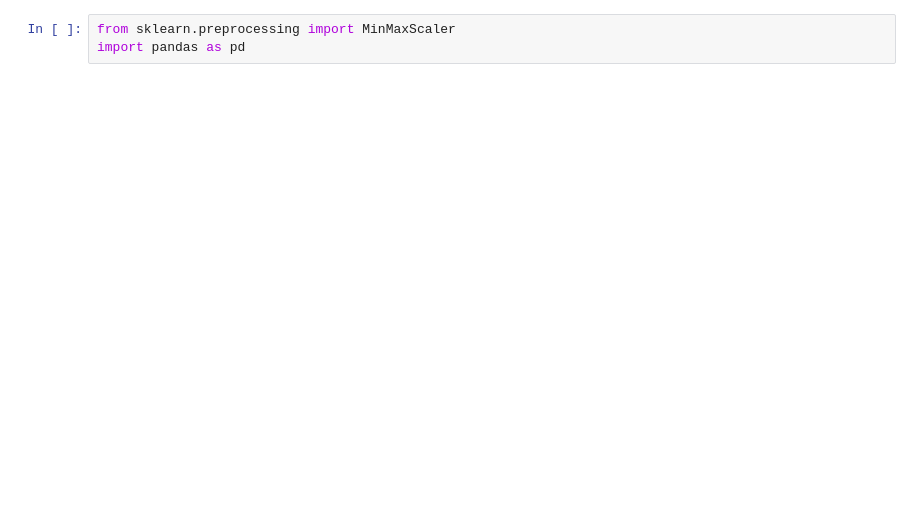
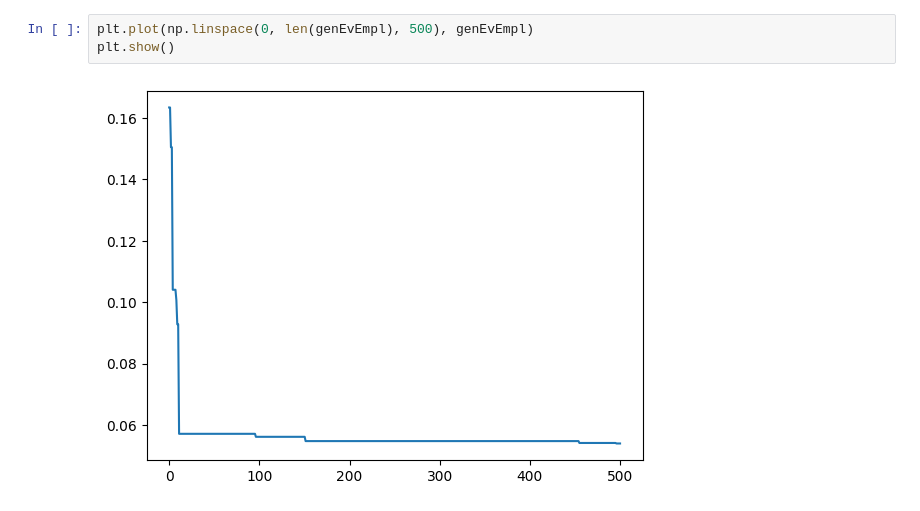
Before and after one commit to PetarP02/RIProjekat, a Jupyter notebook: Test.ipynb, the cells around one changed output. Cells and saved outputs as stored; diff of their text form; blank space fills up the shorter version.

```diff
--- a/Test.ipynb
+++ b/Test.ipynb
@@ -69,4 +55,6 @@ plt.show()
-# %%
-from sklearn.preprocessing import MinMaxScaler
-import pandas as pd
+# %%
+plt.plot(np.linspace(0, len(genEvEmpl), 500), genEvEmpl)
+plt.show()
+# %% [output]
+[figure, added]
 # %%
```
Also changed, not shown: parts of 10 cells of this notebook, 4 other files.
